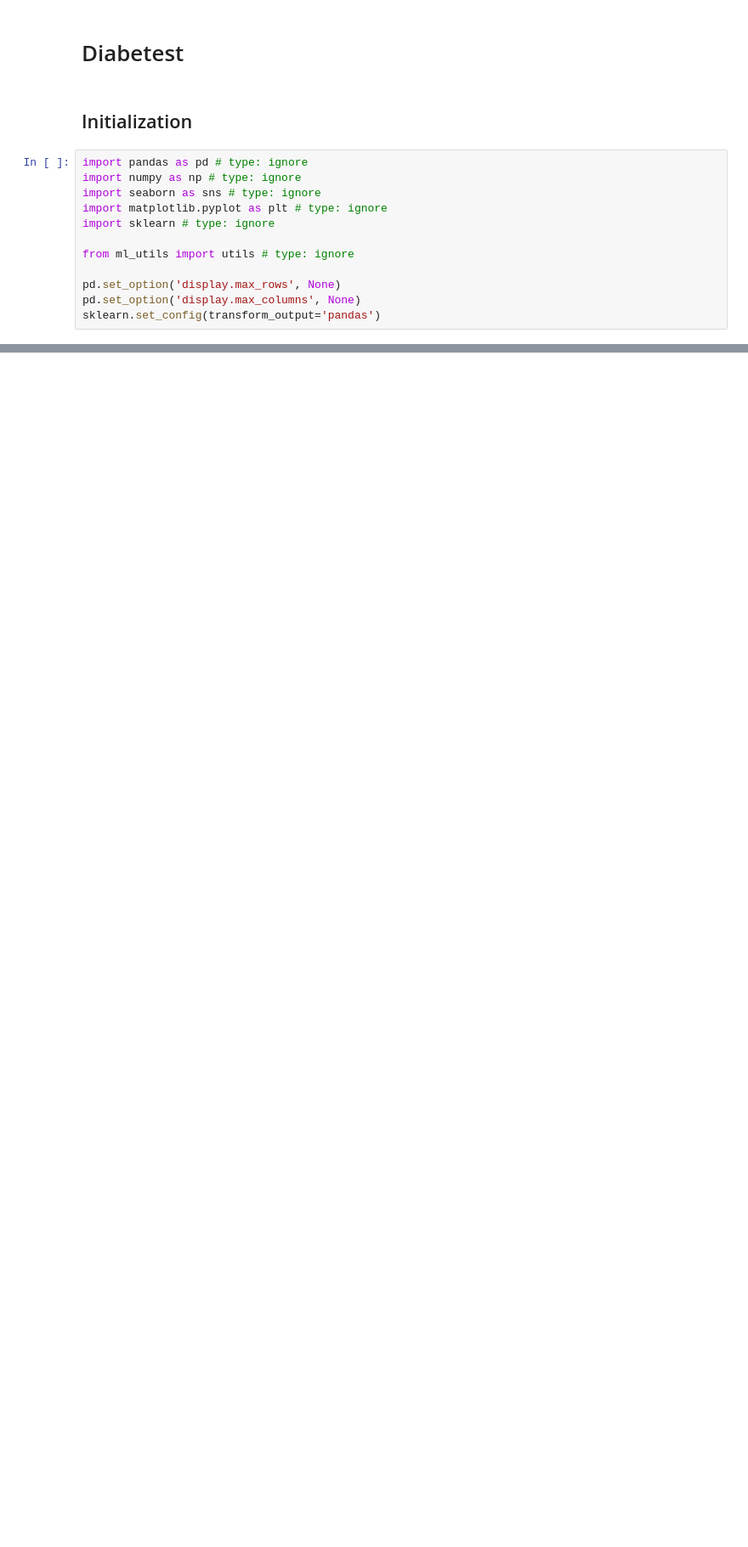
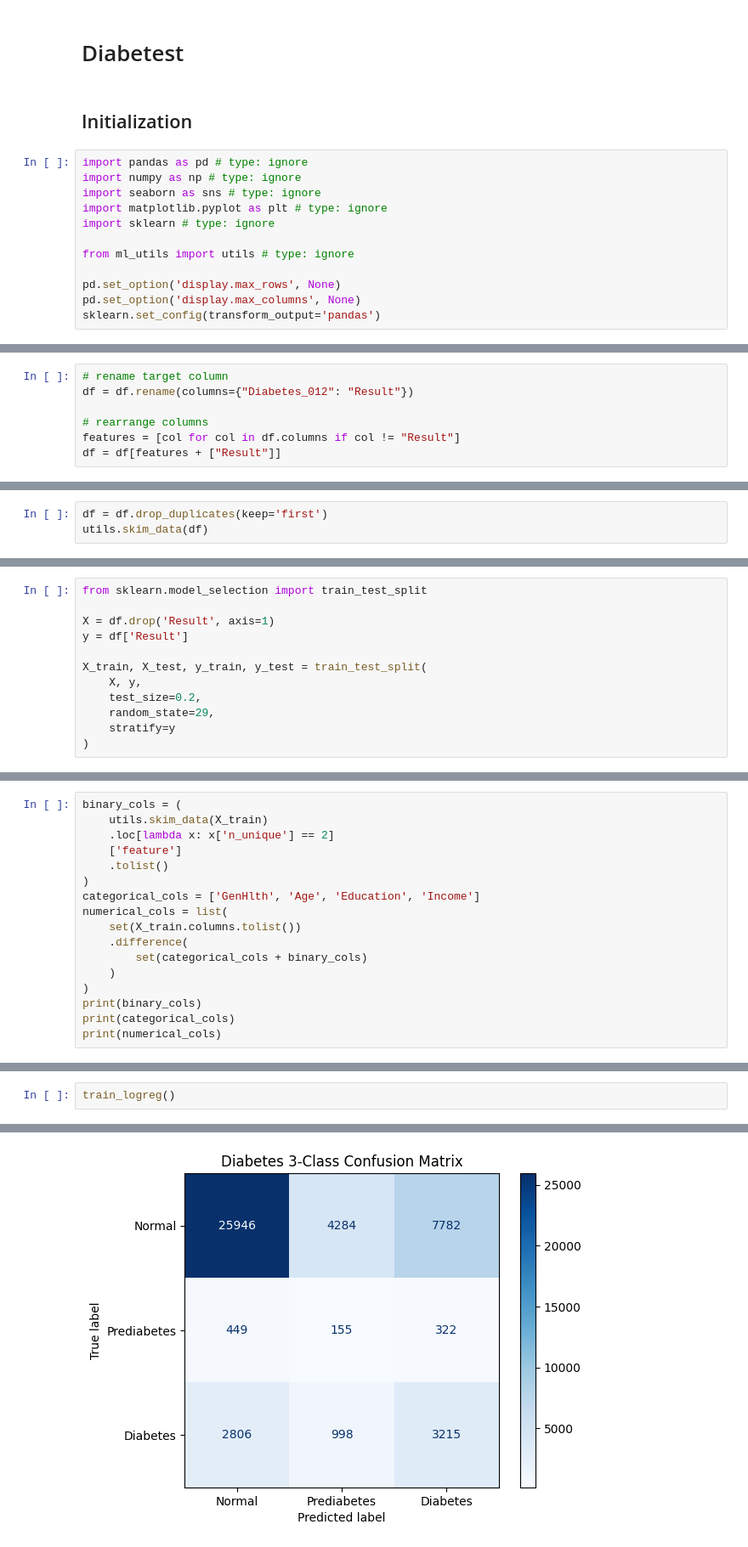
Before and after one commit to rbennum/diabetes-prediction-challenge, a Jupyter notebook: notebooks/exploration.ipynb, the cells around one changed output, grey strips where cells are left out. Shown at 85% size. Cells and saved outputs as stored; diff of their text form; blank space fills up the shorter version.

Commit message:
feat: train with logreg and rf

```diff
--- a/notebooks/exploration.ipynb
+++ b/notebooks/exploration.ipynb
@@ -31,0 +24,7 @@ df.head()
+# %%
+# rename target column
+df = df.rename(columns={"Diabetes_012": "Result"})
+
+# rearrange columns
+features = [col for col in df.columns if col != "Result"]
+df = df[features + ["Result"]]
@@ -31,0 +107,3 @@ df.head()
+# %%
+df = df.drop_duplicates(keep='first')
+utils.skim_data(df)
@@ -31,0 +132,12 @@ df.head()
+# %%
+from sklearn.model_selection import train_test_split
+
+X = df.drop('Result', axis=1)
+y = df['Result']
+
+X_train, X_test, y_train, y_test = train_test_split(
+    X, y,
+    test_size=0.2,
+    random_state=29,
+    stratify=y
+)
@@ -31,0 +180,17 @@ df.head()
+# %%
+binary_cols = (
+    utils.skim_data(X_train)
+    .loc[lambda x: x['n_unique'] == 2]
+    ['feature']
+    .tolist()
+)
+categorical_cols = ['GenHlth', 'Age', 'Education', 'Income']
+numerical_cols = list(
+    set(X_train.columns.tolist())
+    .difference(
+        set(categorical_cols + binary_cols)
+    )
+)
+print(binary_cols)
+print(categorical_cols)
+print(numerical_cols)
@@ -31,0 +394,3 @@ df.head()
+# %%
+train_logreg()
+# %% [output]
@@ -31,0 +414 @@ df.head()
+[figure, added]
```
Also changed, not shown: parts of 29 cells of this notebook.
